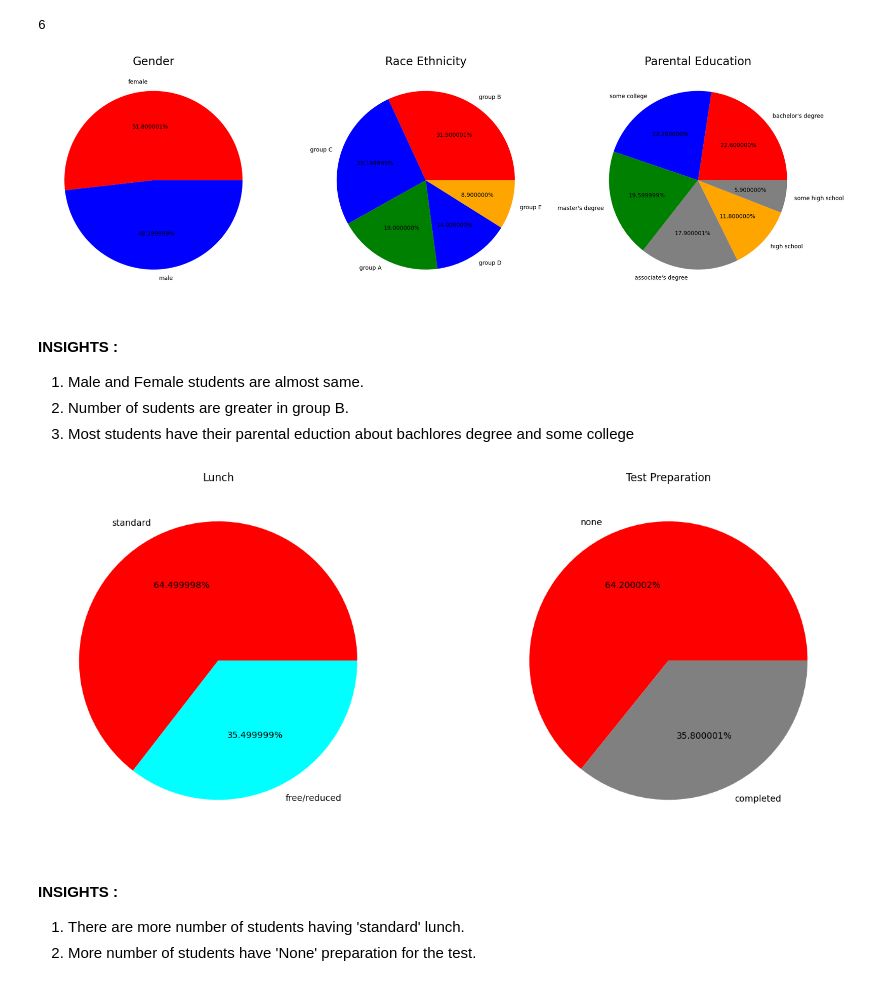
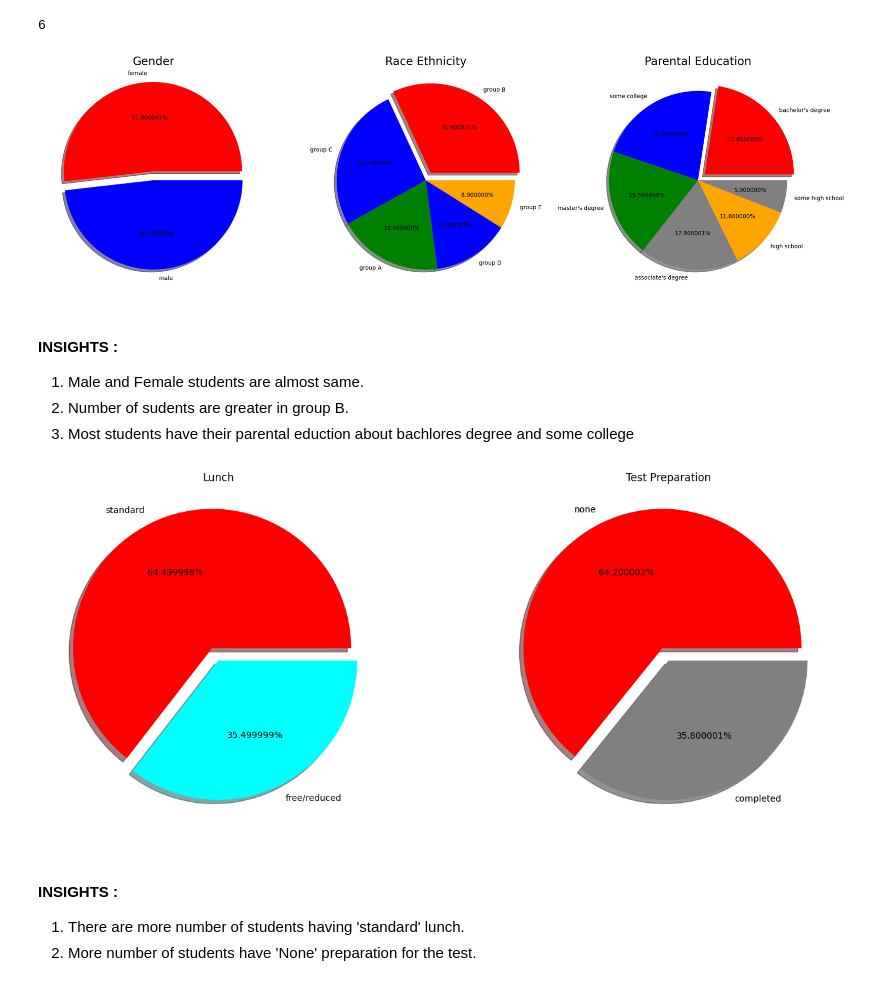
Before and after one commit to themaheshsalpure/mlproject, a Jupyter notebook: notebook/data/EDA_Student_performance.ipynb, the cells around one changed output. Drawn from its saved outputs; the diff is of its cells as text; code cells hidden in the pictures.

```diff
--- a/notebook/data/EDA_Student_performance.ipynb
+++ b/notebook/data/EDA_Student_performance.ipynb
@@ -404,14 +342,14 @@ plt.subplot(1,3,1)
 size = df['gender'].value_counts()
 label = df['gender'].unique()
 color = ['red', 'blue']
-plt.pie(size , labels=label, colors=color, autopct = "%2f%%")
+plt.pie(size , labels=label, colors=color, autopct = "%2f%%", explode = [0.1, 0], shadow = True)
 plt.title('Gender', fontsize = 20)
 
 plt.subplot(1,3,2)
 size = df['race_ethnicity'].value_counts()
 label = df['race_ethnicity'].unique()
 color = ['red', 'blue', 'green', 'blue', 'orange', 'grey']
-plt.pie(size , labels = label, colors = color, autopct='%2f%%')
+plt.pie(size , labels = label, colors = color, autopct='%2f%%', explode=[0.1, 0, 0, 0, 0], shadow = True)
 plt.title('Race Ethnicity', fontsize = 20)
 
 
@@ -419,11 +357,11 @@ plt.subplot(1, 3, 3)
 size = df['parental_level_of_education'].value_counts()
 label = df['parental_level_of_education'].unique()
 color = ['red', 'blue', 'green', 'gray', 'orange', 'grey','cyan']
-plt.pie(size, labels = label, colors = color, autopct = '%2f%%')
+plt.pie(size, labels = label, colors = color, autopct = '%2f%%', explode = [0.1,0,0,0,0,0], shadow = True)
 plt.title('Parental Education', fontsize = 20)
 plt.tight_layout()
 # %% [output]
-[figure, old version]
+[figure, new version]
 # %% [markdown]
 #### INSIGHTS :
 1. Male and Female students are almost same.
@@ -432,23 +370,23 @@ plt.tight_layout()
 # %%
 plt.rcParams['figure.figsize'] = (15, 6)
 
 plt.subplot(1,2,1)
 size = df['lunch'].value_counts()
 label = df['lunch'].unique()
 color = ['red','cyan']
-plt.pie(size, labels = label, colors = color, autopct='%2f%%')
+plt.pie(size, labels = label, colors = color, autopct='%2f%%', explode = [0.1, 0], shadow = True)
 plt.title('Lunch')
 
 plt.subplot(1, 2, 2)
 size = df['test_preparation_course'].value_counts()
 label = df['test_preparation_course'].unique()
 color = ['red', 'gray']
-plt.pie(size , labels = label, colors = color, autopct = '%2f%%')
+plt.pie(size , labels = label, colors = color, autopct = '%2f%%', explode = [0.1, 0], shadow = True)
 plt.title('Test Preparation')
 
 plt.tight_layout()
 # %% [output]
-[figure, old version]
+[figure, new version]
 # %% [markdown]
 #### INSIGHTS :
 1. There are more number of students having 'standard' lunch.
```
Also changed, not shown: parts of 16 cells of this notebook, 1 other file.
